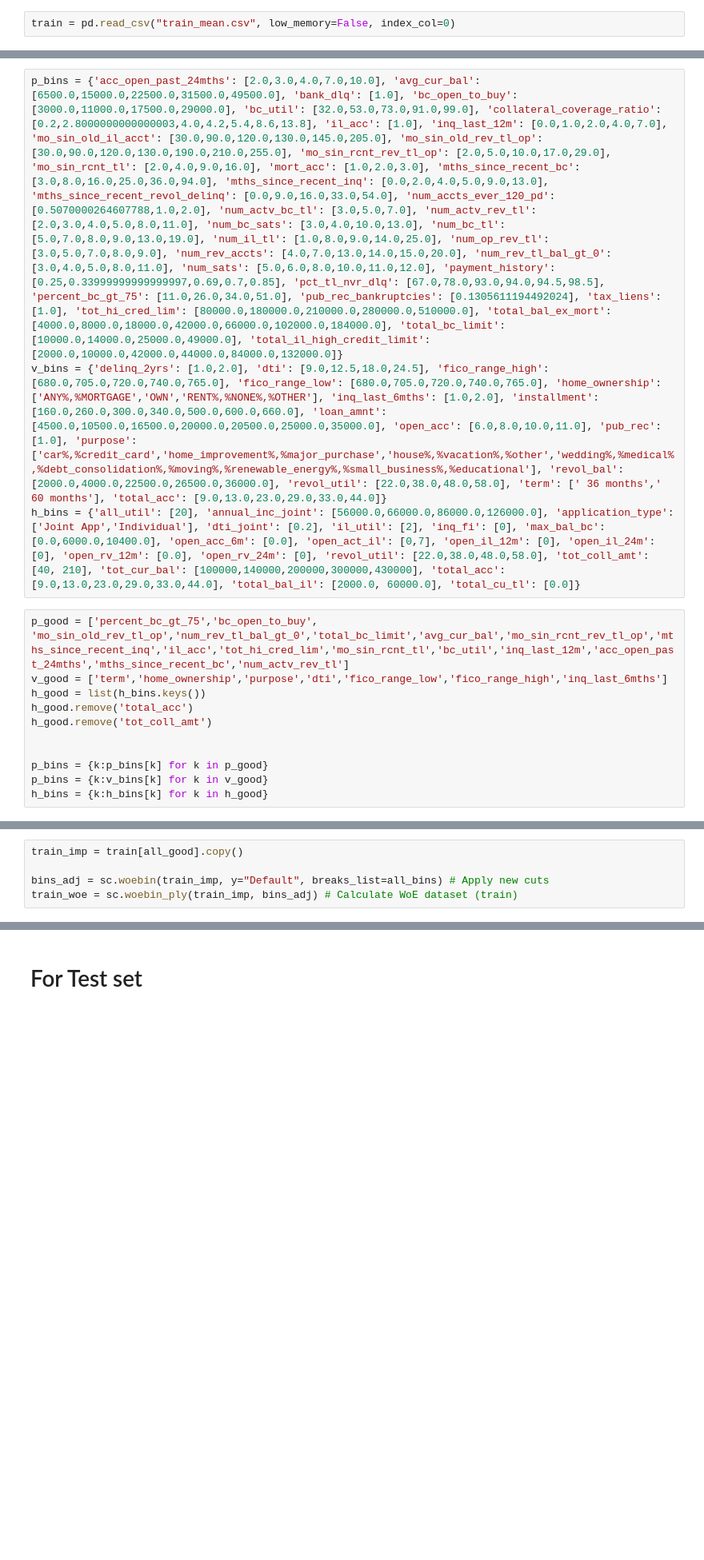
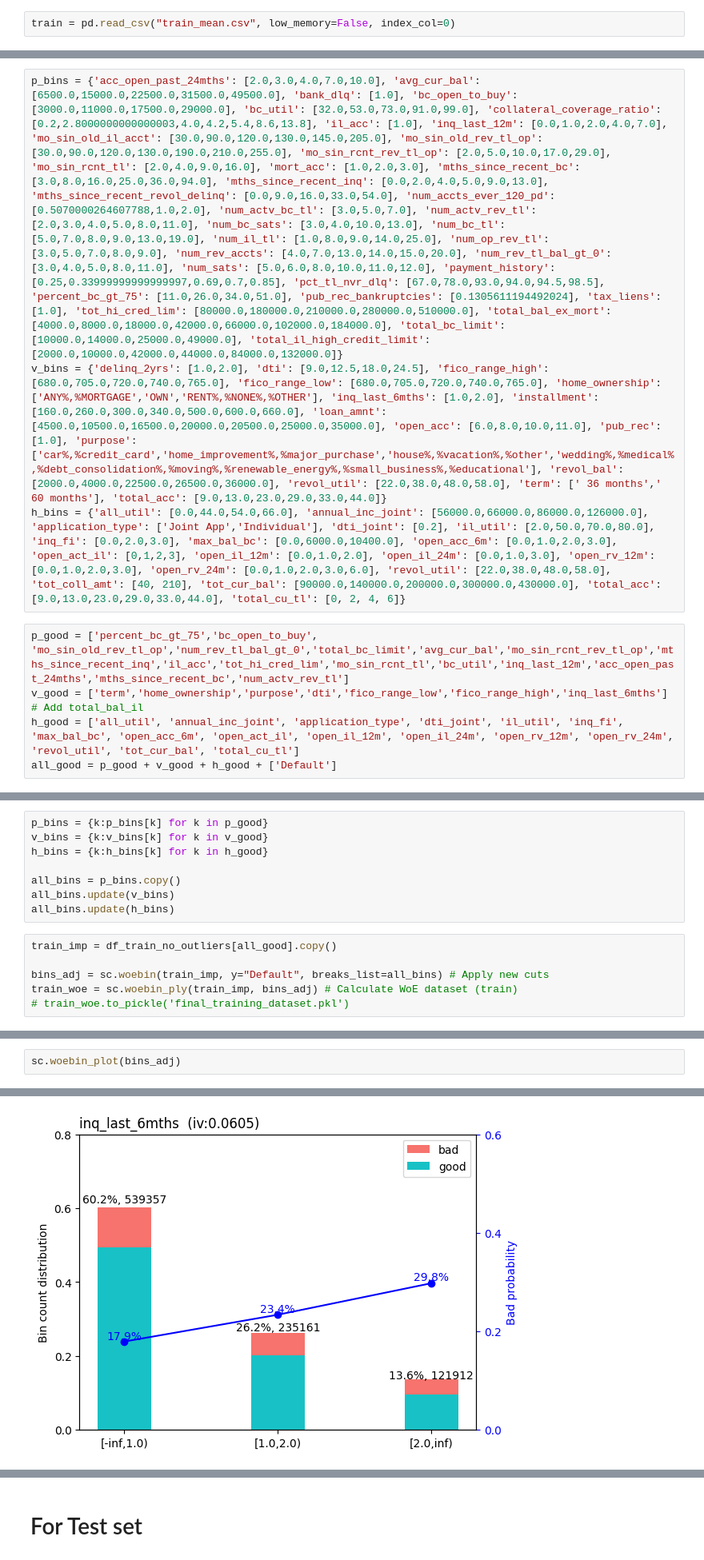
Before and after one commit to preetmodi/Credit-Risk-Analytics, a Jupyter notebook: All_WOE.ipynb, the cells around one changed output, grey strips where cells are left out. Shown at 80% size. Drawn from its saved outputs; the diff is of its cells as text; blank space fills up the shorter version.

```diff
--- a/All_WOE.ipynb
+++ b/All_WOE.ipynb
@@ -139,13 +137,8 @@ p_bins = {'acc_open_past_24mths': [2.0,3.0,4.0,7.0,10.0], 'avg_cur_bal': [6500.0
 v_bins = {'delinq_2yrs': [1.0,2.0], 'dti': [9.0,12.5,18.0,24.5], 'fico_range_high': [680.0,705.0,720.0,740.0,765.0], 'fico_range_low': [680.0,705.0,720.0,740.0,765.0], 'home_ownership': ['ANY%,%MORTGAGE','OWN','RENT%,%NONE%,%OTHER'], 'inq_last_6mths': [1.0,2.0], 'installment': [160.0,260.0,300.0,340.0,500.0,600.0,660.0], 'loan_amnt': [4500.0,10500.0,16500.0,20000.0,20500.0,25000.0,35000.0], 'open_acc': [6.0,8.0,10.0,11.0], 'pub_rec': [1.0], 'purpose': ['car%,%credit_card','home_improvement%,%major_purchase','house%,%vacation%,%other','wedding%,%medical%,%debt_consolidation%,%moving%,%renewable_energy%,%small_business%,%educational'], 'revol_bal': [2000.0,4000.0,22500.0,26500.0,36000.0], 'revol_util': [22.0,38.0,48.0,58.0], 'term': [' 36 months',' 60 months'], 'total_acc': [9.0,13.0,23.0,29.0,33.0,44.0]}
-h_bins = {'all_util': [20], 'annual_inc_joint': [56000.0,66000.0,86000.0,126000.0], 'application_type': ['Joint App','Individual'], 'dti_joint': [0.2], 'il_util': [2], 'inq_fi': [0], 'max_bal_bc': [0.0,6000.0,10400.0], 'open_acc_6m': [0.0], 'open_act_il': [0,7], 'open_il_12m': [0], 'open_il_24m': [0], 'open_rv_12m': [0.0], 'open_rv_24m': [0], 'revol_util': [22.0,38.0,48.0,58.0], 'tot_coll_amt': [40, 210], 'tot_cur_bal': [100000,140000,200000,300000,430000], 'total_acc': [9.0,13.0,23.0,29.0,33.0,44.0], 'total_bal_il': [2000.0, 60000.0], 'total_cu_tl': [0.0]}
+h_bins = {'all_util': [0.0,44.0,54.0,66.0], 'annual_inc_joint': [56000.0,66000.0,86000.0,126000.0], 'application_type': ['Joint App','Individual'], 'dti_joint': [0.2], 'il_util': [2.0,50.0,70.0,80.0], 'inq_fi': [0.0,2.0,3.0], 'max_bal_bc': [0.0,6000.0,10400.0], 'open_acc_6m': [0.0,1.0,2.0,3.0], 'open_act_il': [0,1,2,3], 'open_il_12m': [0.0,1.0,2.0], 'open_il_24m': [0.0,1.0,3.0], 'open_rv_12m': [0.0,1.0,2.0,3.0], 'open_rv_24m': [0.0,1.0,2.0,3.0,6.0], 'revol_util': [22.0,38.0,48.0,58.0], 'tot_coll_amt': [40, 210], 'tot_cur_bal': [90000.0,140000.0,200000.0,300000.0,430000.0], 'total_acc': [9.0,13.0,23.0,29.0,33.0,44.0], 'total_cu_tl': [0, 2, 4, 6]}
 # %%
 p_good = ['percent_bc_gt_75','bc_open_to_buy', 'mo_sin_old_rev_tl_op','num_rev_tl_bal_gt_0','total_bc_limit','avg_cur_bal','mo_sin_rcnt_rev_tl_op','mths_since_recent_inq','il_acc','tot_hi_cred_lim','mo_sin_rcnt_tl','bc_util','inq_last_12m','acc_open_past_24mths','mths_since_recent_bc','num_actv_rev_tl']
 v_good = ['term','home_ownership','purpose','dti','fico_range_low','fico_range_high','inq_last_6mths']
-h_good = list(h_bins.keys())
-h_good.remove('total_acc')
-h_good.remove('tot_coll_amt')
-
-
-p_bins = {k:p_bins[k] for k in p_good}
-p_bins = {k:v_bins[k] for k in v_good}
-h_bins = {k:h_bins[k] for k in h_good}
+# Add total_bal_il
+h_good = ['all_util', 'annual_inc_joint', 'application_type', 'dti_joint', 'il_util', 'inq_fi', 'max_bal_bc', 'open_acc_6m', 'open_act_il', 'open_il_12m', 'open_il_24m', 'open_rv_12m', 'open_rv_24m', 'revol_util', 'tot_cur_bal', 'total_cu_tl']
+all_good = p_good + v_good + h_good + ['Default']
@@ -159,7 +145,16 @@ all_good = p_good + v_good + h_good + ['Default']
+# %%
+p_bins = {k:p_bins[k] for k in p_good}
+v_bins = {k:v_bins[k] for k in v_good}
+h_bins = {k:h_bins[k] for k in h_good}
+
+all_bins = p_bins.copy()
+all_bins.update(v_bins)
+all_bins.update(h_bins)
 # %%
-train_imp = train[all_good].copy()
+train_imp = df_train_no_outliers[all_good].copy()
 
 bins_adj = sc.woebin(train_imp, y="Default", breaks_list=all_bins) # Apply new cuts
 train_woe = sc.woebin_ply(train_imp, bins_adj) # Calculate WoE dataset (train)
+# train_woe.to_pickle('final_training_dataset.pkl')
 # %% [output]
 [INFO] creating woe binning ...
@@ -168,0 +164,3 @@ Woe transformating on 896430 rows and 40 columns in 00:01:19
+# %%
+sc.woebin_plot(bins_adj)
+# %% [output]
@@ -168,0 +184 @@ Woe transformating on 896430 rows and 40 columns in 00:01:19
+[figure, added]
```
Also changed, not shown: parts of 6 cells of this notebook.
